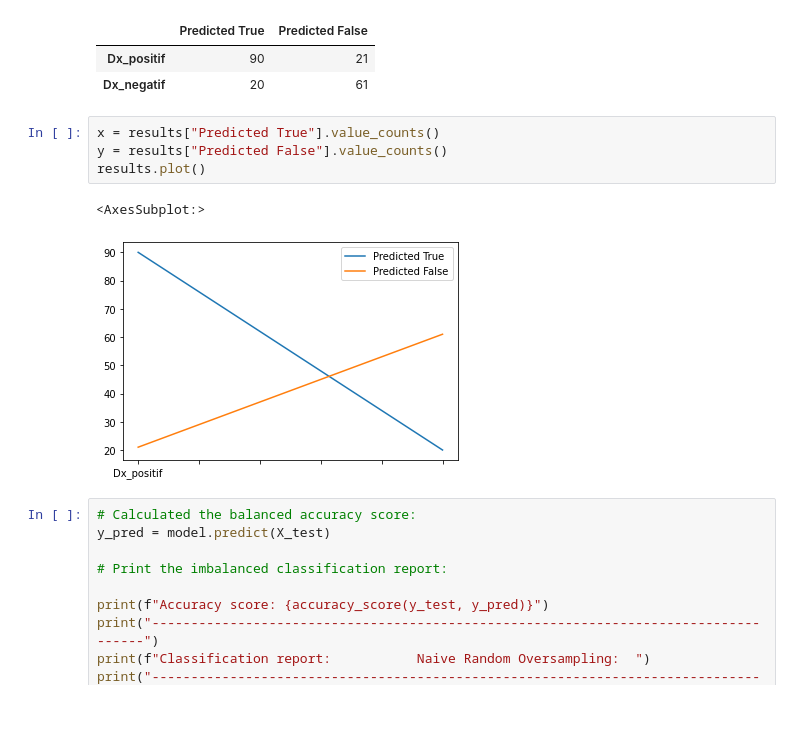
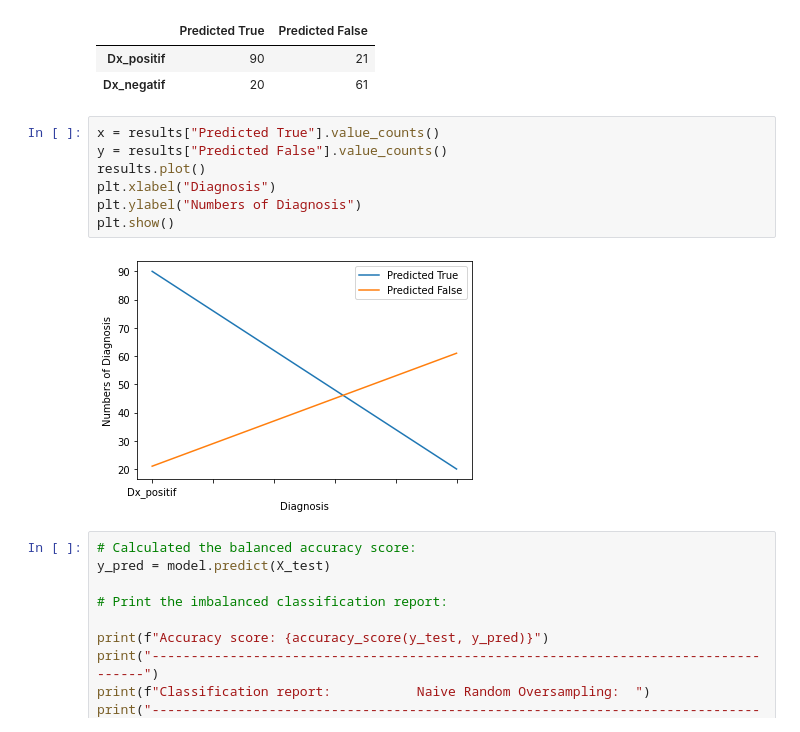
Before and after one commit to ArtTucker/mental_health_and_economics, a Jupyter notebook: machine_learning/ML_model_2.0.ipynb, the cells around one changed output. Cells and saved outputs as stored; diff of their text form.

```diff
--- a/machine_learning/ML_model_2.0.ipynb
+++ b/machine_learning/ML_model_2.0.ipynb
@@ -895,10 +992,12 @@ results
 # %%
 x = results["Predicted True"].value_counts()
 y = results["Predicted False"].value_counts()
 results.plot()
+plt.xlabel("Diagnosis")
+plt.ylabel("Numbers of Diagnosis")
+plt.show()
 # %% [output]
-<AxesSubplot:>
-[figure, old version]
+[figure, new version]
 # %%
 # Calculated the balanced accuracy score:
 y_pred = model.predict(X_test)
```
Also changed, not shown: parts of 20 cells of this notebook.
